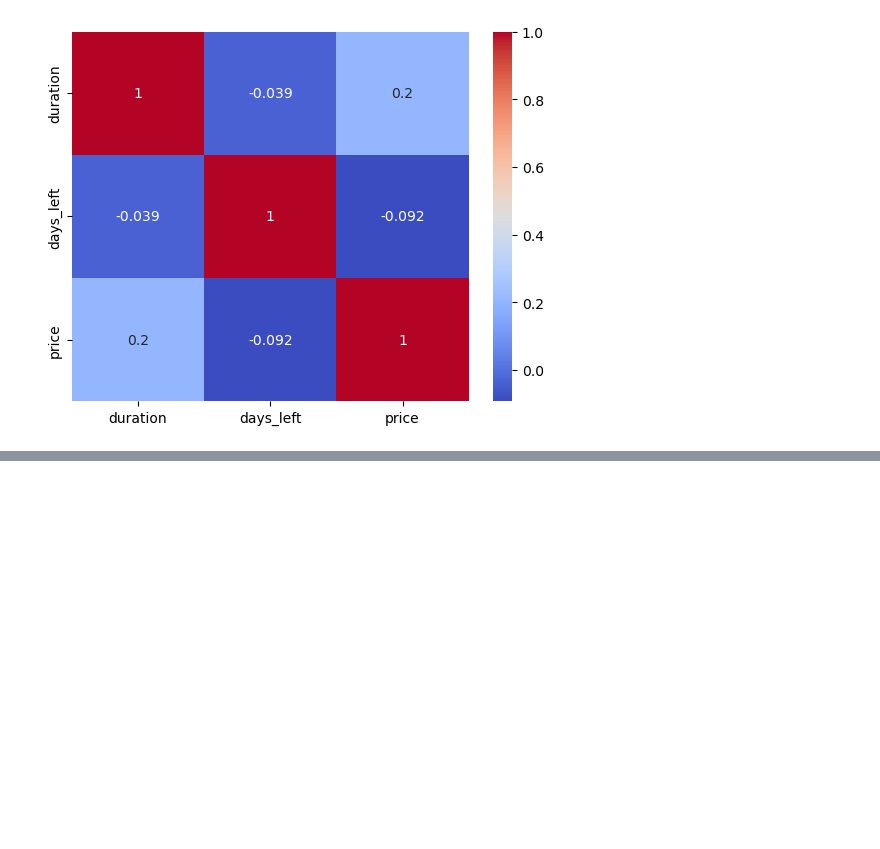
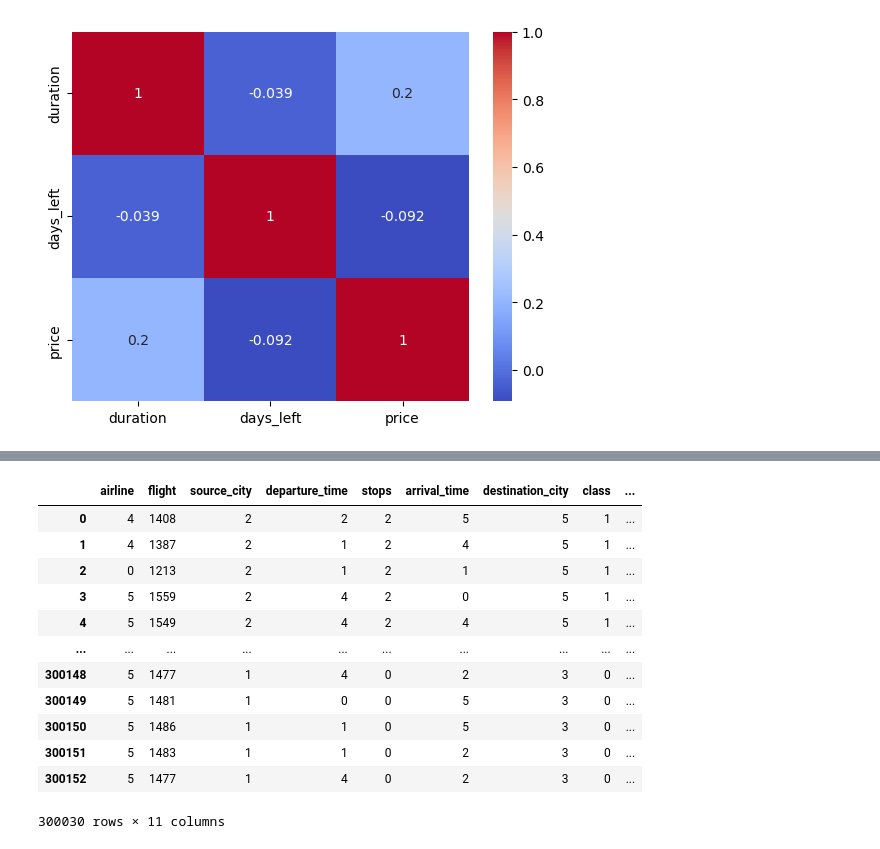
Before and after one commit to greepvishnu/Flight-Booking-Prediction, a Jupyter notebook: Flight Booking Prediction Project.ipynb, the cells around one changed output, grey strips where cells are left out. Saved outputs shown, nothing was run; the diff lists cells and outputs as text; code cells hidden in the pictures; blank space fills up the shorter version.

```diff
--- a/Flight Booking Prediction Project.ipynb
+++ b/Flight Booking Prediction Project.ipynb
@@ -276,0 +324,8 @@ sns.heatmap(flight.corr(numeric_only=True),cmap='coolwarm',annot=True)
+# %%
+# Converting categorical column to Numerical for applying Machine Learning Algorithms
+from sklearn.preprocessing import LabelEncoder
+le=LabelEncoder()
+# %%
+for col in flight.columns:
+    if flight[col].dtypes=='object':
+        flight[col]=le.fit_transform(flight[col])
@@ -276,0 +350,16 @@ sns.heatmap(flight.corr(numeric_only=True),cmap='coolwarm',annot=True)
+# %%
+flight
+# %% [output]
+|  | airline | flight | source_city | departure_time | stops | arrival_time | destination_city | class | ... |
+| 0 | 4 | 1408 | 2 | 2 | 2 | 5 | 5 | 1 | ... |
+| 1 | 4 | 1387 | 2 | 1 | 2 | 4 | 5 | 1 | ... |
+| 2 | 0 | 1213 | 2 | 1 | 2 | 1 | 5 | 1 | ... |
+| 3 | 5 | 1559 | 2 | 4 | 2 | 0 | 5 | 1 | ... |
+| 4 | 5 | 1549 | 2 | 4 | 2 | 4 | 5 | 1 | ... |
+| ... | ... | ... | ... | ... | ... | ... | ... | ... | ... |
+| 300148 | 5 | 1477 | 1 | 4 | 0 | 2 | 3 | 0 | ... |
+| 300149 | 5 | 1481 | 1 | 0 | 0 | 5 | 3 | 0 | ... |
+| 300150 | 5 | 1486 | 1 | 1 | 0 | 5 | 3 | 0 | ... |
+| 300151 | 5 | 1483 | 1 | 1 | 0 | 2 | 3 | 0 | ... |
+| 300152 | 5 | 1477 | 1 | 4 | 0 | 2 | 3 | 0 | ... |
+300030 rows × 11 columns
```
Also changed, not shown: parts of 87 cells of this notebook.
